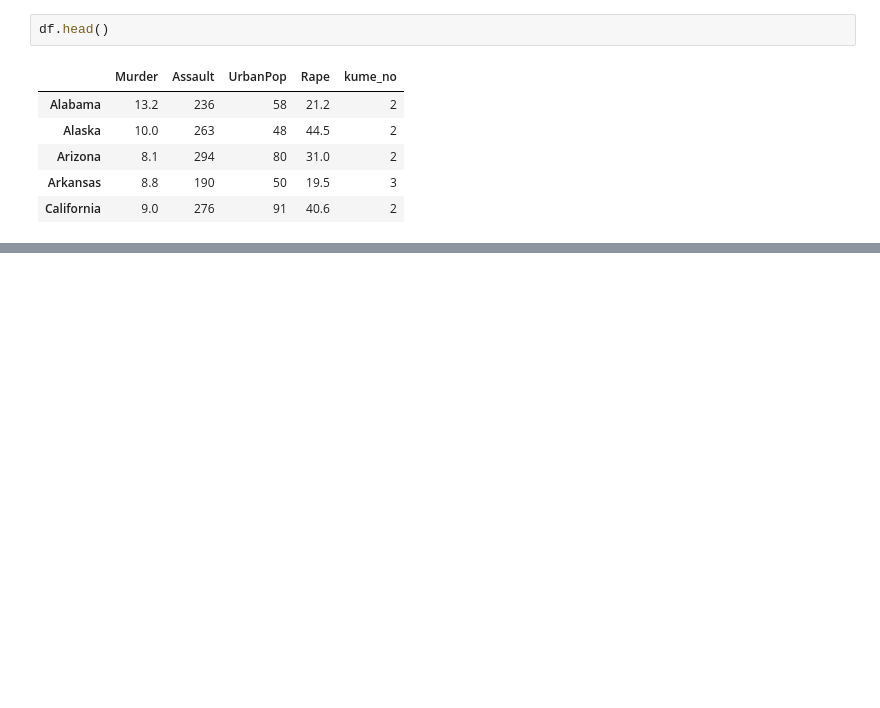
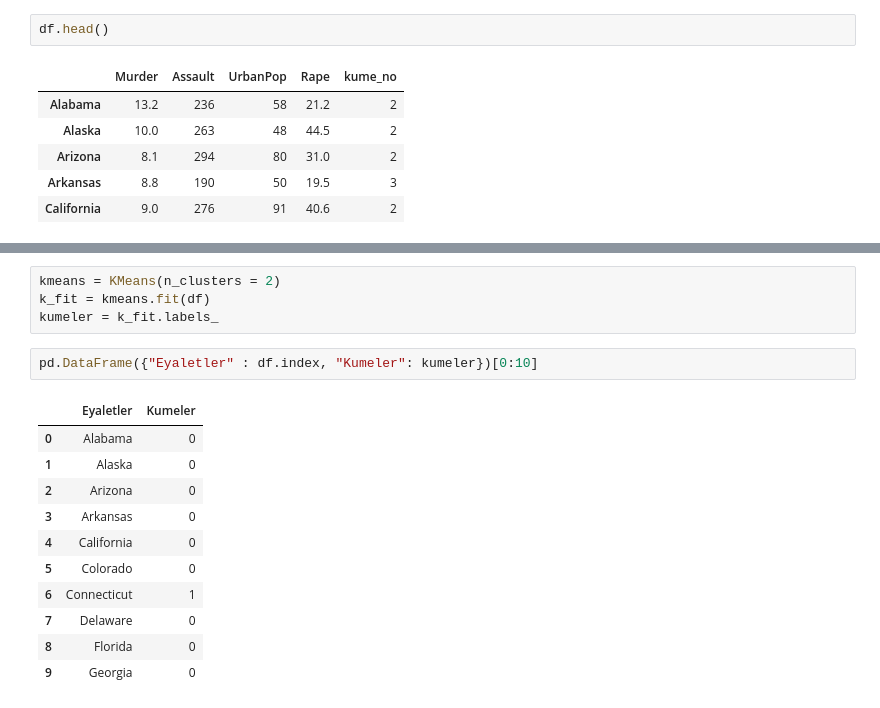
Before and after one commit to ibkya/Unsupervised-Learning-Techniques--K-Means--Hierarchical-Clustering--and-Principal-Component-Analysis, a Jupyter notebook: Unsupervised_Models_Using.ipynb, the cells around one changed output, grey strips where cells are left out. Saved outputs shown, nothing was run; the diff lists cells and outputs as text; blank space fills up the shorter version.

```diff
--- a/Unsupervised_Models_Using.ipynb
+++ b/Unsupervised_Models_Using.ipynb
@@ -300,0 +346,18 @@ df.head()
+# %%
+kmeans = KMeans(n_clusters = 2)
+k_fit = kmeans.fit(df)
+kumeler = k_fit.labels_
+# %%
+pd.DataFrame({"Eyaletler" : df.index, "Kumeler": kumeler})[0:10]
+# %% [output]
+|  | Eyaletler | Kumeler |
+| 0 | Alabama | 0 |
+| 1 | Alaska | 0 |
+| 2 | Arizona | 0 |
+| 3 | Arkansas | 0 |
+| 4 | California | 0 |
+| 5 | Colorado | 0 |
+| 6 | Connecticut | 1 |
+| 7 | Delaware | 0 |
+| 8 | Florida | 0 |
+| 9 | Georgia | 0 |
```
Also changed, not shown: parts of 6 cells of this notebook.
